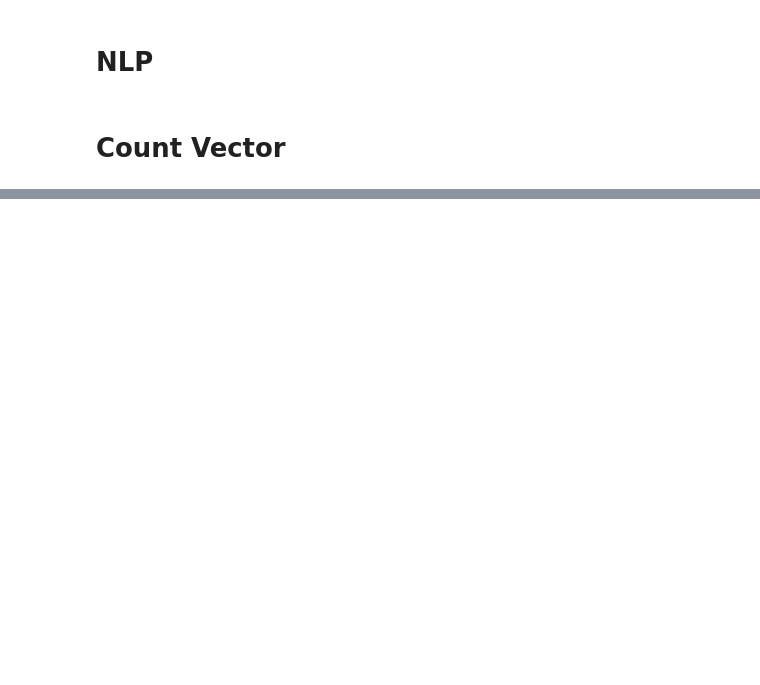
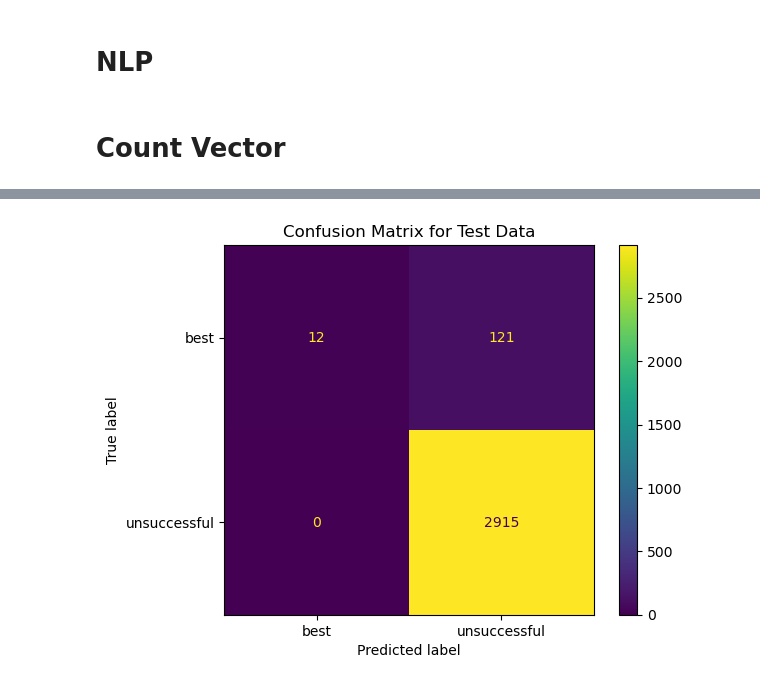
Before and after one commit to Booookkkkkssss/books_main, a Jupyter notebook: navs-folder/modeling.ipynb, the cells around one changed output, grey strips where cells are left out. Cells and saved outputs as stored; diff of their text form; code cells hidden in the pictures; blank space fills up the shorter version.

```diff
--- a/navs-folder/modeling.ipynb
+++ b/navs-folder/modeling.ipynb
@@ -119,0 +185,13 @@ TypeError: 'numpy.ndarray' object is not callable
+# %%
+# assume y_test and y_pred are your test set target variable and predicted labels, respectively
+cm = confusion_matrix(y_train, y_pred)
+
+# plot confusion matrix
+disp = ConfusionMatrixDisplay(confusion_matrix=cm,
+                              display_labels=['best', 'unsuccessful'])
+disp.plot()
+disp.ax_.set_title("Confusion Matrix for Test Data")
+
+plt.show()
+# %% [output]
+[figure, added]
```
Also changed, not shown: parts of 45 cells of this notebook, 3 other files.
